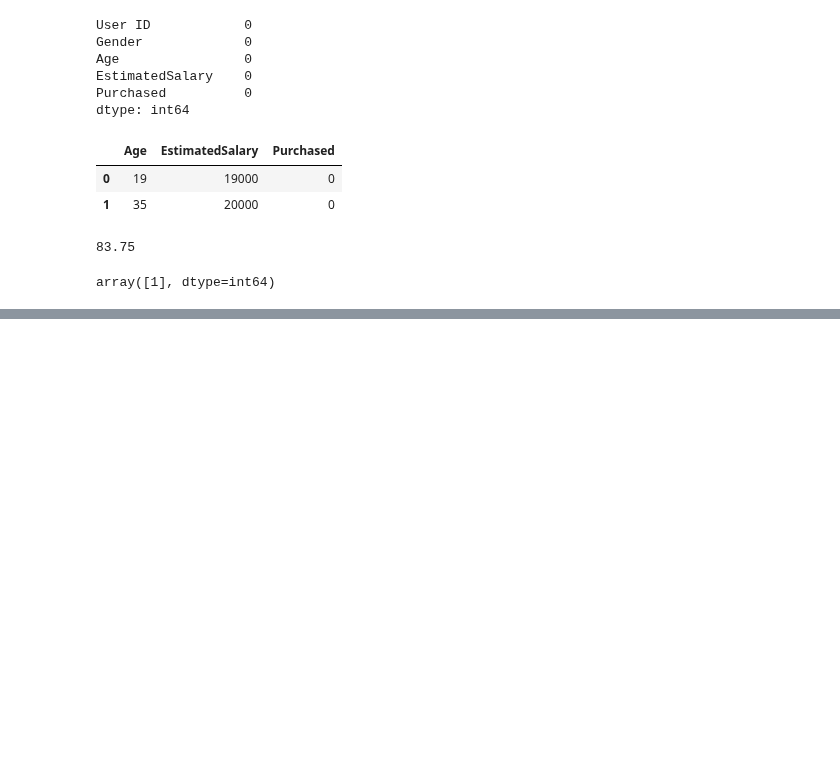
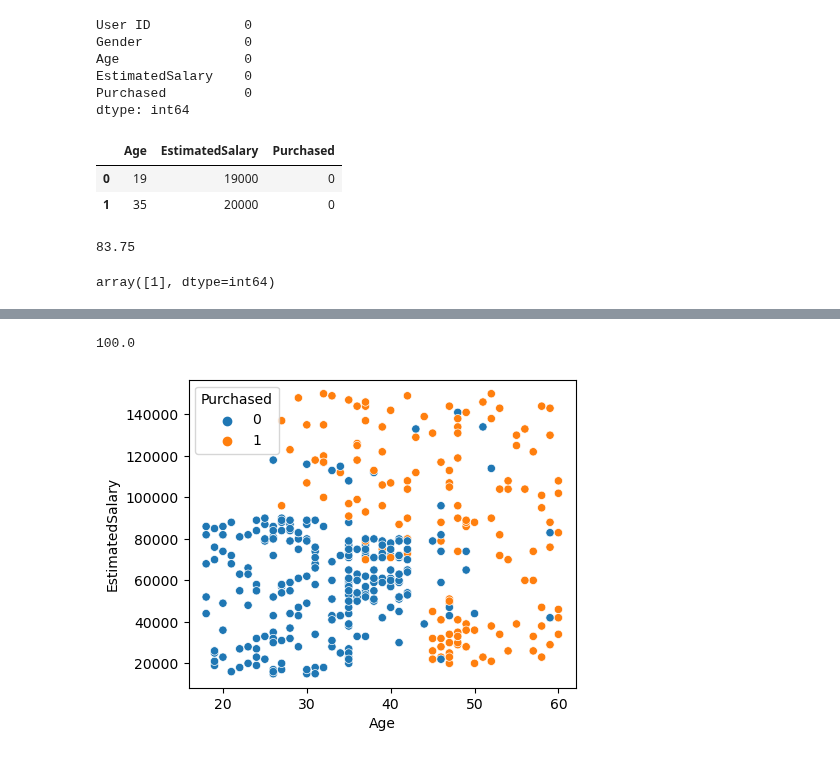
Before and after one commit to deepaknandeshwar17/Machine_Learning_practice, a Jupyter notebook: ml4.ipynb, the cells around one changed output, grey strips where cells are left out. Drawn from its saved outputs; the diff is of its cells as text; code cells hidden in the pictures; blank space fills up the shorter version.

Commit message:
Updating the Decision trees

```diff
--- a/ml4.ipynb
+++ b/ml4.ipynb
@@ -70,0 +71,14 @@ plt.show()
+# %%
+# Checking the classifier for the entropy
+
+dt1 = DecisionTreeClassifier(criterion='entropy')
+dt1.fit(x,y)
+dt1.score(x_test,y_test)*100
+# %% [output]
+100.0
+# %%
+plt.figure(figsize=(5,4))
+sns.scatterplot(x='Age', y='EstimatedSalary', data=socialdata,hue='Purchased')
+plt.show()
+# %% [output]
+[figure, added]
```
Also changed, not shown: parts of 4 cells of this notebook.
